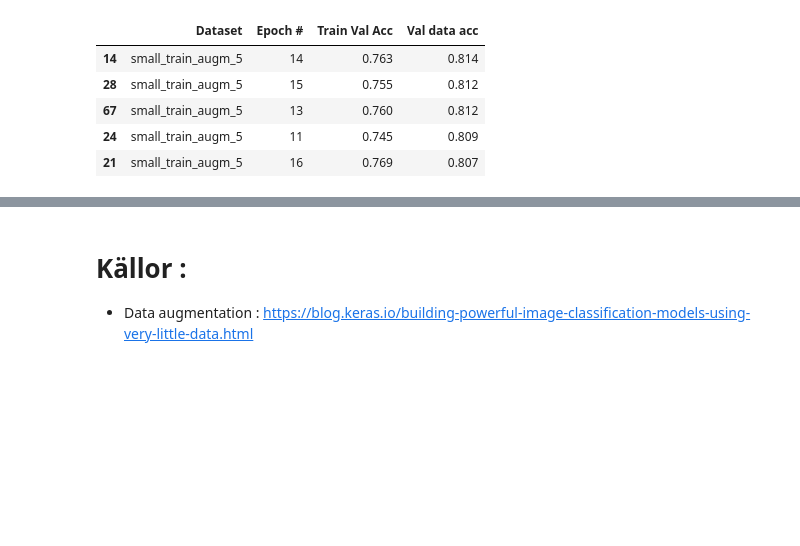
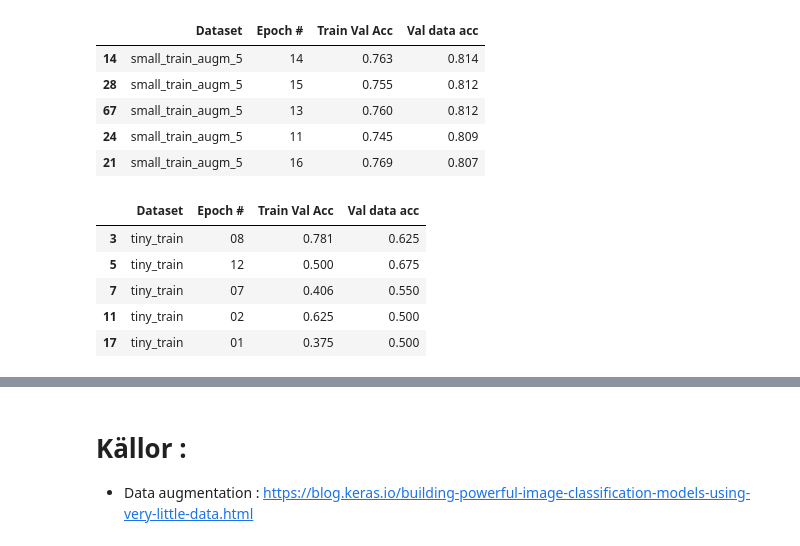
Before and after one commit to SamiFatmi/Deep-Learning-SAMI-FATMI, a Jupyter notebook: Lab/lab.ipynb, the cells around one changed output, grey strips where cells are left out. Saved outputs shown, nothing was run; the diff lists cells and outputs as text; code cells hidden in the pictures; blank space fills up the shorter version.

```diff
--- a/Lab/lab.ipynb
+++ b/Lab/lab.ipynb
@@ -1134,3 +1134,12 @@ val_data_df.sort_values(by="Val data acc", ascending=False).head()
 | 67 | small_train_augm_5 | 13 | 0.760 | 0.812 |
 | 24 | small_train_augm_5 | 11 | 0.745 | 0.809 |
 | 21 | small_train_augm_5 | 16 | 0.769 | 0.807 |
+# %%
+val_data_df[val_data_df["Dataset"]=="tiny_train"].head()
+# %% [output]
+|  | Dataset | Epoch # | Train Val Acc | Val data acc |
+| 3 | tiny_train | 08 | 0.781 | 0.625 |
+| 5 | tiny_train | 12 | 0.500 | 0.675 |
+| 7 | tiny_train | 07 | 0.406 | 0.550 |
+| 11 | tiny_train | 02 | 0.625 | 0.500 |
+| 17 | tiny_train | 01 | 0.375 | 0.500 |
```
Also changed, not shown: parts of 2 cells of this notebook.
